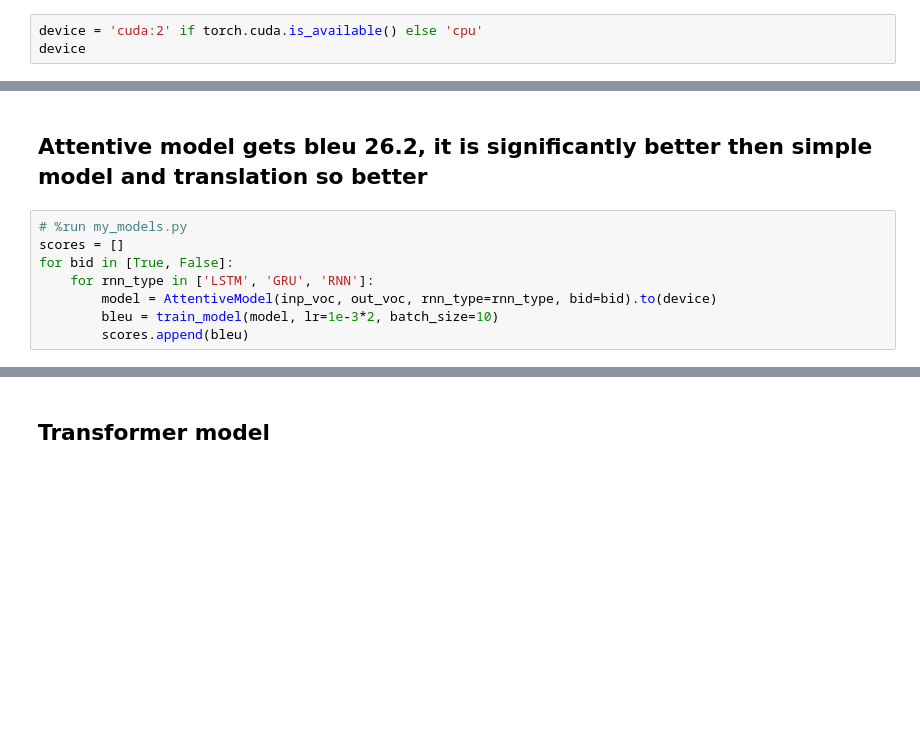
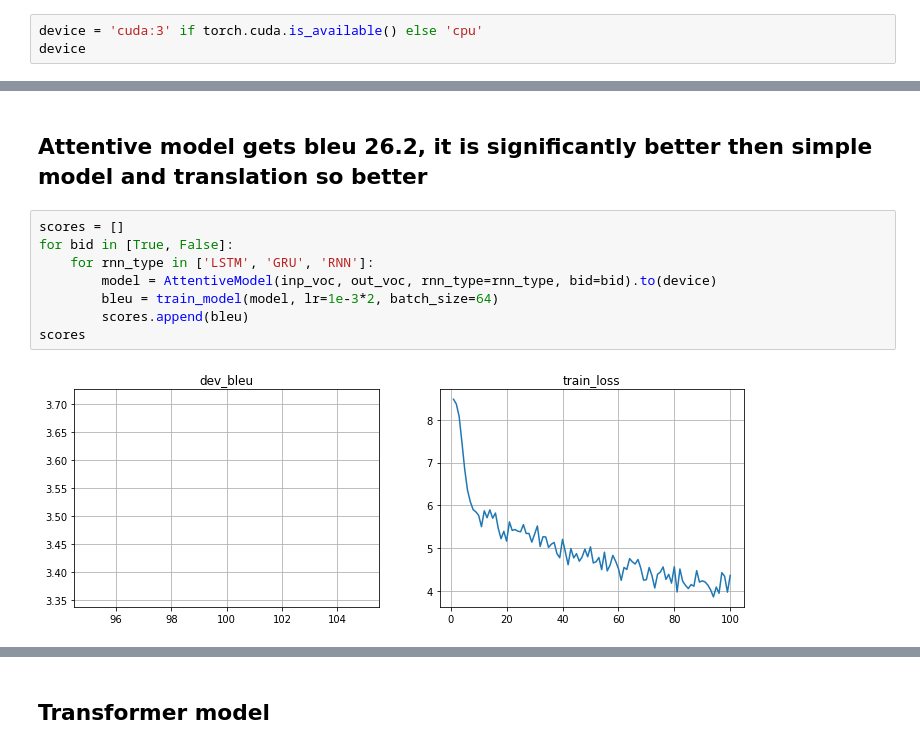
Before and after one commit to artemxx/NMT, a Jupyter notebook: main.ipynb, the cells around one changed output, grey strips where cells are left out. Drawn from its saved outputs; the diff is of its cells as text; blank space fills up the shorter version.

```diff
--- a/main.ipynb
+++ b/main.ipynb
@@ -105,5 +131,5 @@ plt.hist(list(map(len, map(str.split, train_out))), bins=20);
 
 The code below contains a template for a simple encoder-decoder model: single GRU encoder/decoder, no attention or anything
 # %%
-device = 'cuda:2' if torch.cuda.is_available() else 'cpu'
+device = 'cuda:3' if torch.cuda.is_available() else 'cpu'
 device
@@ -295,10 +329,12 @@ Please reuse the infrastructure you've built for the regular model. I hope you d
 # %% [markdown]
 ## Attentive model gets bleu 26.2, it is significantly better then simple model and translation so better
 # %%
-# %run my_models.py
 scores = []
 for bid in [True, False]:
     for rnn_type in ['LSTM', 'GRU', 'RNN']:
         model = AttentiveModel(inp_voc, out_voc, rnn_type=rnn_type, bid=bid).to(device)
-        bleu = train_model(model, lr=1e-3*2, batch_size=10)
+        bleu = train_model(model, lr=1e-3*2, batch_size=64)
         scores.append(bleu)
+scores
+# %% [output]
+[figure, added]
```
Also changed, not shown: parts of 10 cells of this notebook, 1 other file.
